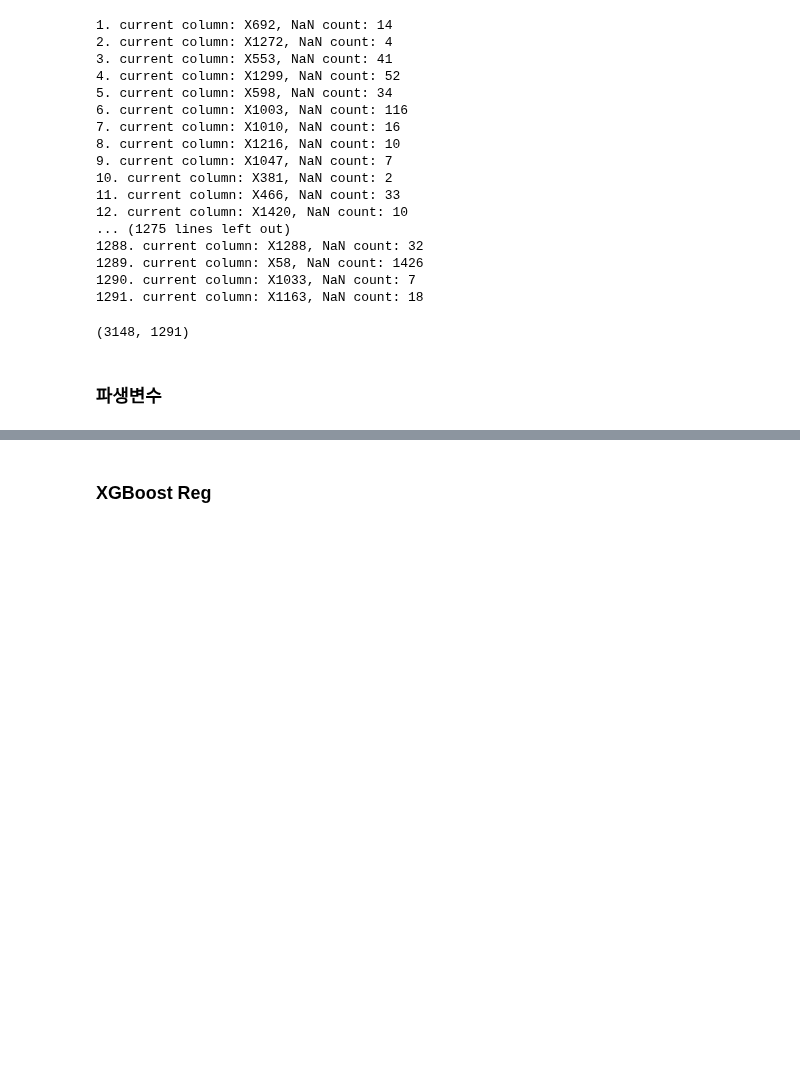
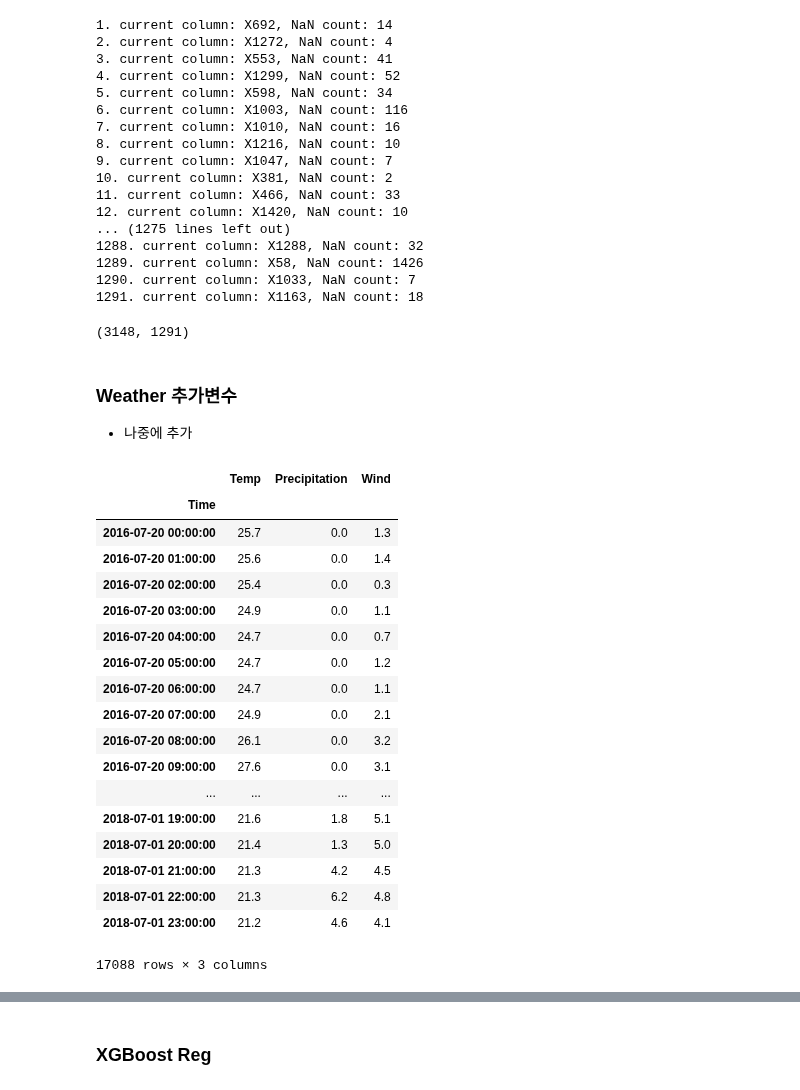
Before and after one commit to yagippi27/DACON_CONTEST_2019, a Jupyter notebook: SOOMIN/MEDIUM_XGB-Copy1.ipynb, the cells around one changed output, grey strips where cells are left out. Saved outputs shown, nothing was run; the diff lists cells and outputs as text; code cells hidden in the pictures; blank space fills up the shorter version.

```diff
--- a/SOOMIN/MEDIUM_XGB-Copy1.ipynb
+++ b/SOOMIN/MEDIUM_XGB-Copy1.ipynb
@@ -106,2 +106,33 @@ TR_TimeCut_NAfilled.to_csv("data/TEST_DHweightDaconArima_NAFilled.csv")
-# %% [markdown]
-### 파생변수
+# %% [markdown]
+### Weather 추가변수
+- 나중에 추가
+# %%
+# hourly WEATHER data
+w_hr = pd.read_csv("data/weather/인천_시간별__기상자료(16-18)_축소__7월1일.csv",encoding='euc-kr', sep=',')
+w_hr2 = w_hr.loc[:,['일시', '기온(°C)', '강수량(mm)', '풍속(m/s)']]
+w_hr2['강수량(mm)']=w_hr2.loc[:,'강수량(mm)'].fillna(0)
+old = w_hr2.columns
+new = ['Time', 'Temp', 'Precipitation', 'Wind']
+w_hr2 = w_hr2.rename(columns=dict(zip(old, new)))
+w_hr2.Time = pd.to_datetime(w_hr2.Time)
+w_hr2.set_index('Time')
+# %% [output]
+|  | Temp | Precipitation | Wind |
+| Time |  |  |  |
+| 2016-07-20 00:00:00 | 25.7 | 0.0 | 1.3 |
+| 2016-07-20 01:00:00 | 25.6 | 0.0 | 1.4 |
+| 2016-07-20 02:00:00 | 25.4 | 0.0 | 0.3 |
+| 2016-07-20 03:00:00 | 24.9 | 0.0 | 1.1 |
+| 2016-07-20 04:00:00 | 24.7 | 0.0 | 0.7 |
+| 2016-07-20 05:00:00 | 24.7 | 0.0 | 1.2 |
+| 2016-07-20 06:00:00 | 24.7 | 0.0 | 1.1 |
+| 2016-07-20 07:00:00 | 24.9 | 0.0 | 2.1 |
+| 2016-07-20 08:00:00 | 26.1 | 0.0 | 3.2 |
+| 2016-07-20 09:00:00 | 27.6 | 0.0 | 3.1 |
+| ... | ... | ... | ... |
+| 2018-07-01 19:00:00 | 21.6 | 1.8 | 5.1 |
+| 2018-07-01 20:00:00 | 21.4 | 1.3 | 5.0 |
+| 2018-07-01 21:00:00 | 21.3 | 4.2 | 4.5 |
+| 2018-07-01 22:00:00 | 21.3 | 6.2 | 4.8 |
+| 2018-07-01 23:00:00 | 21.2 | 4.6 | 4.1 |
+17088 rows × 3 columns
```
Also changed, not shown: parts of 9 cells of this notebook, 6 other files.
